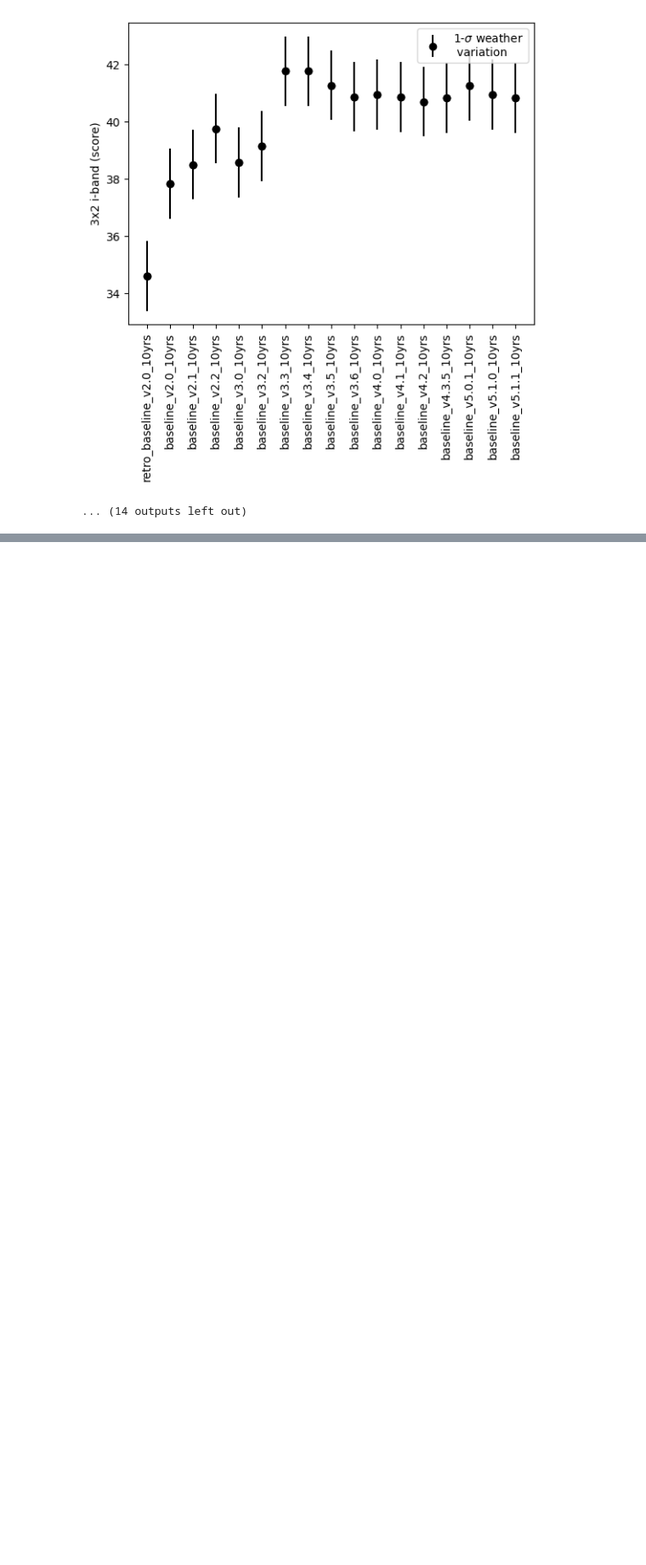
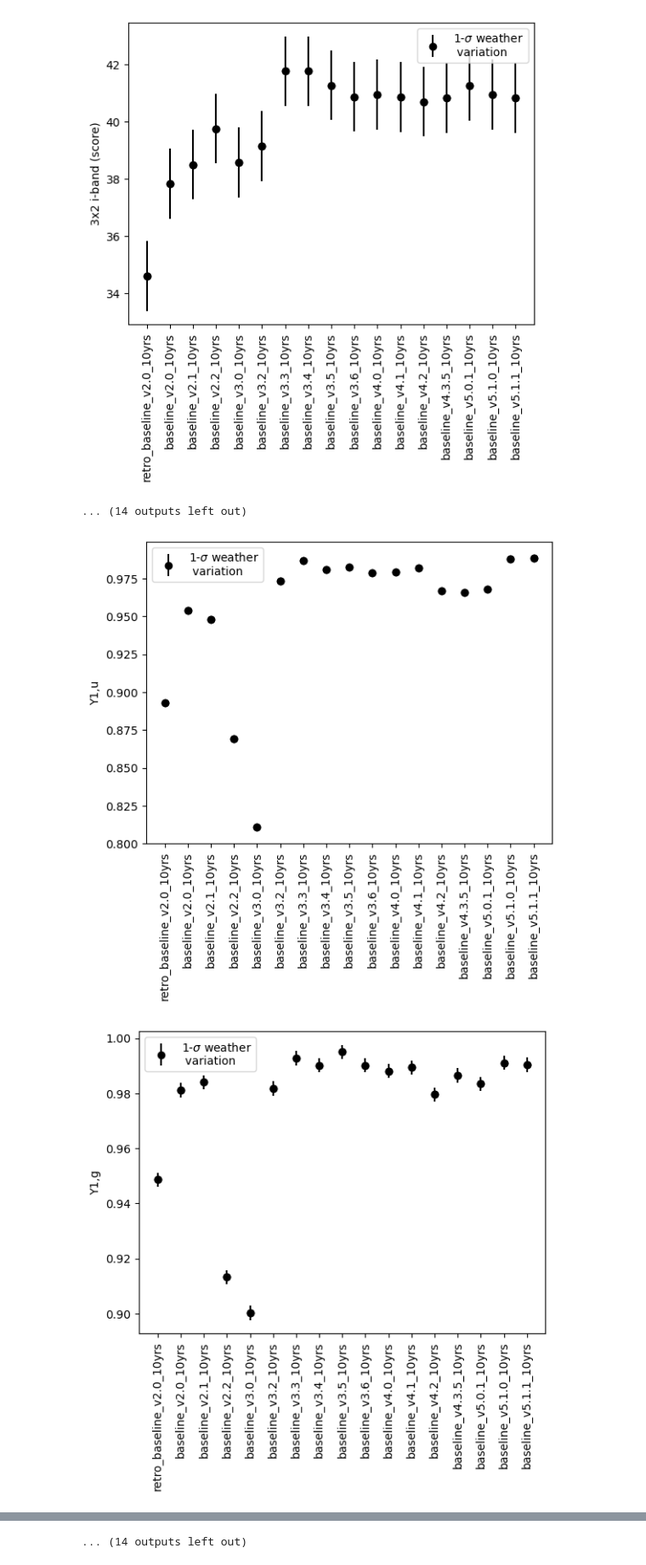
Before and after one commit to lsst-sims/sims_featureScheduler_runs5.1, a Jupyter notebook: maf/quick_look.ipynb, the cells around one changed output, grey strips where cells are left out. Shown at 85% size. Saved outputs shown, nothing was run; the diff lists cells and outputs as text; code cells hidden in the pictures; blank space fills up the shorter version.

```diff
--- a/maf/quick_look.ipynb
+++ b/maf/quick_look.ipynb
@@ -330,7 +346,7 @@ sub_data
 # %%
 # Rough error bars from weather simulations
 std_dict = {}
-weather_runs = [run for run in data.index if 'weather' in run]
+weather_runs = [run for run in data.index if 'weather' in run and "5.1.0" in run]
 for col in data.columns:
     std_dict[col] = np.std(data.loc[weather_runs][col])
 
@@ -379,3 +395,44 @@ for col in sub_data.columns:
 [figure]
 [figure]
 ... (14 outputs left out)
+# %%
+# Rough error bars from weather simulations
+std_dict2 = {}
+weather_runs = [run for run in data.index if 'weather' in run and "5.1.1" in run]
+for col in data.columns:
+    std_dict2[col] = np.std(data.loc[weather_runs][col])
+
+std_mag_dict2 = {}
+for col in mag_data.columns:
+    std_mag_dict2[col] = np.std(mag_data.loc[weather_runs][col])
+
+std_ddf_dict2 = {}
+for col in ddf_data.columns:
+    std_ddf_dict2[col] = np.std(ddf_data.loc[weather_runs][col])
+
+
+std_gaps_dict2 = {}
+for col in gaps_data.columns:
+    std_gaps_dict2[col] = np.std(gaps_data.loc[weather_runs][col])
+
+
+#col = data.columns[0]
+for col in sub_data.columns:
+    fig, ax = plt.subplots()
+    ax.plot(sub_data[col], 'ko')
+    label_add = ''
+    h0 = ax.errorbar(np.arange(sub_data[col].values.size), sub_data[col], yerr=std_dict2[col], fmt='s', color='k',
+               label=r'1-$\sigma$ weather'
+                '\n variation', marker='o')
+    if units[col] != '':
+        label_add = ' (' + units[col]+')'
+    ax.set_ylabel(col + label_add)
+    ax.tick_params(axis='x', labelrotation = 90)
+    hh=[h0]
+    ax.legend(hh, [H.get_label() for H in hh],
+        handler_map={type(h0): HandlerErrorbar(xerr_size=1)})
+    if col in invert_cols:
+        ax.set_ylim(ax.get_ylim()[::-1])
+# %% [output]
+[figure, added]
+[figure, added]
@@ -381,0 +449 @@ for col in sub_data.columns:
+... (14 outputs left out)
```
Also changed, not shown: parts of 6 cells of this notebook.
